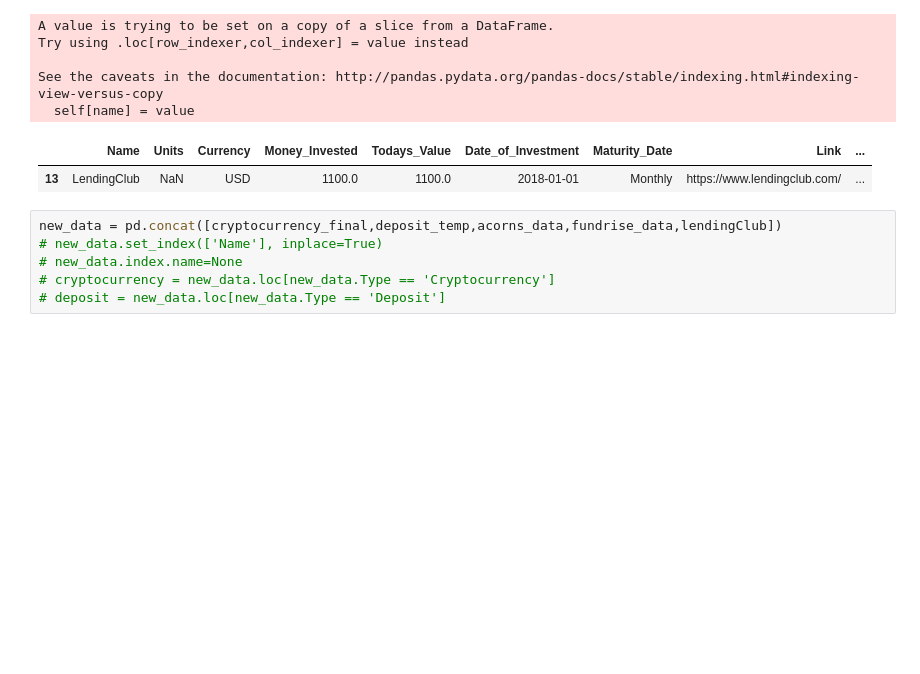
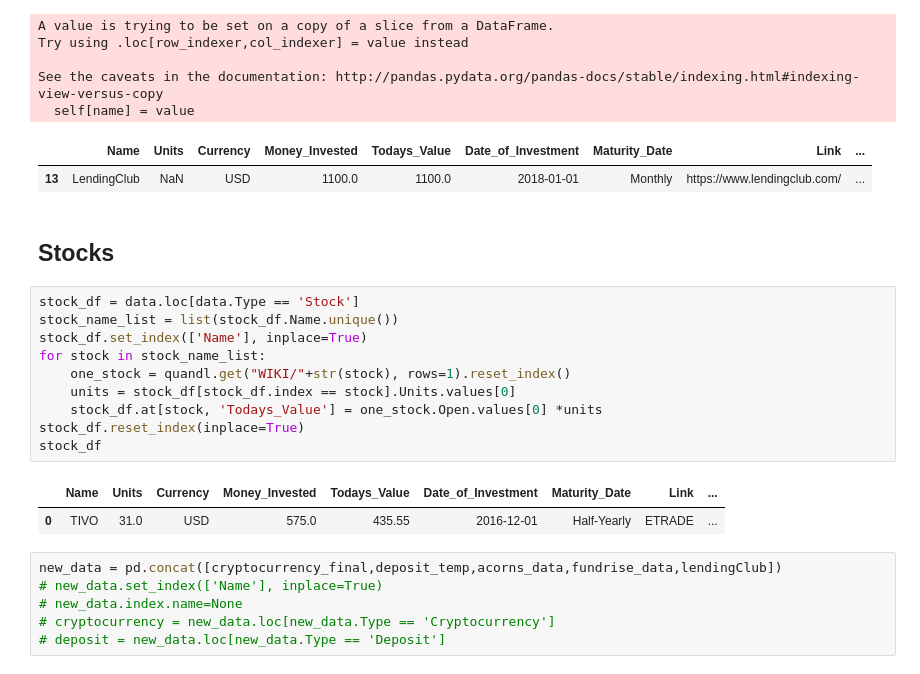
Before and after one commit to shreyasmahimkar/investment, a Jupyter notebook: notebooks/debug.ipynb, the cells around one changed output. Cells and saved outputs as stored; diff of their text form; blank space fills up the shorter version.

Commit message:
Stocks updates

```diff
--- a/notebooks/debug.ipynb
+++ b/notebooks/debug.ipynb
@@ -144,6 +124,21 @@ See the caveats in the documentation: http://pandas.pydata.org/pandas-docs/stabl
   self[name] = value
 |  | Name | Units | Currency | Money_Invested | Todays_Value | Date_of_Investment | Maturity_Date | Link | ... |
 | 13 | LendingClub | NaN | USD | 1100.0 | 1100.0 | 2018-01-01 | Monthly | https://www.lendingclub.com/ | ... |
+# %% [markdown]
+## Stocks
+# %%
+stock_df = data.loc[data.Type == 'Stock']
+stock_name_list = list(stock_df.Name.unique())
+stock_df.set_index(['Name'], inplace=True)
+for stock in stock_name_list:
+    one_stock = quandl.get("WIKI/"+str(stock), rows=1).reset_index()
+    units = stock_df[stock_df.index == stock].Units.values[0]
+    stock_df.at[stock, 'Todays_Value'] = one_stock.Open.values[0] *units
+stock_df.reset_index(inplace=True)
+stock_df
+# %% [output]
+|  | Name | Units | Currency | Money_Invested | Todays_Value | Date_of_Investment | Maturity_Date | Link | ... |
+| 0 | TIVO | 31.0 | USD | 575.0 | 435.55 | 2016-12-01 | Half-Yearly | ETRADE | ... |
 # %%
 new_data = pd.concat([cryptocurrency_final,deposit_temp,acorns_data,fundrise_data,lendingClub])
 # new_data.set_index(['Name'], inplace=True)
```
Also changed, not shown: parts of 8 cells of this notebook, 1 other file.
